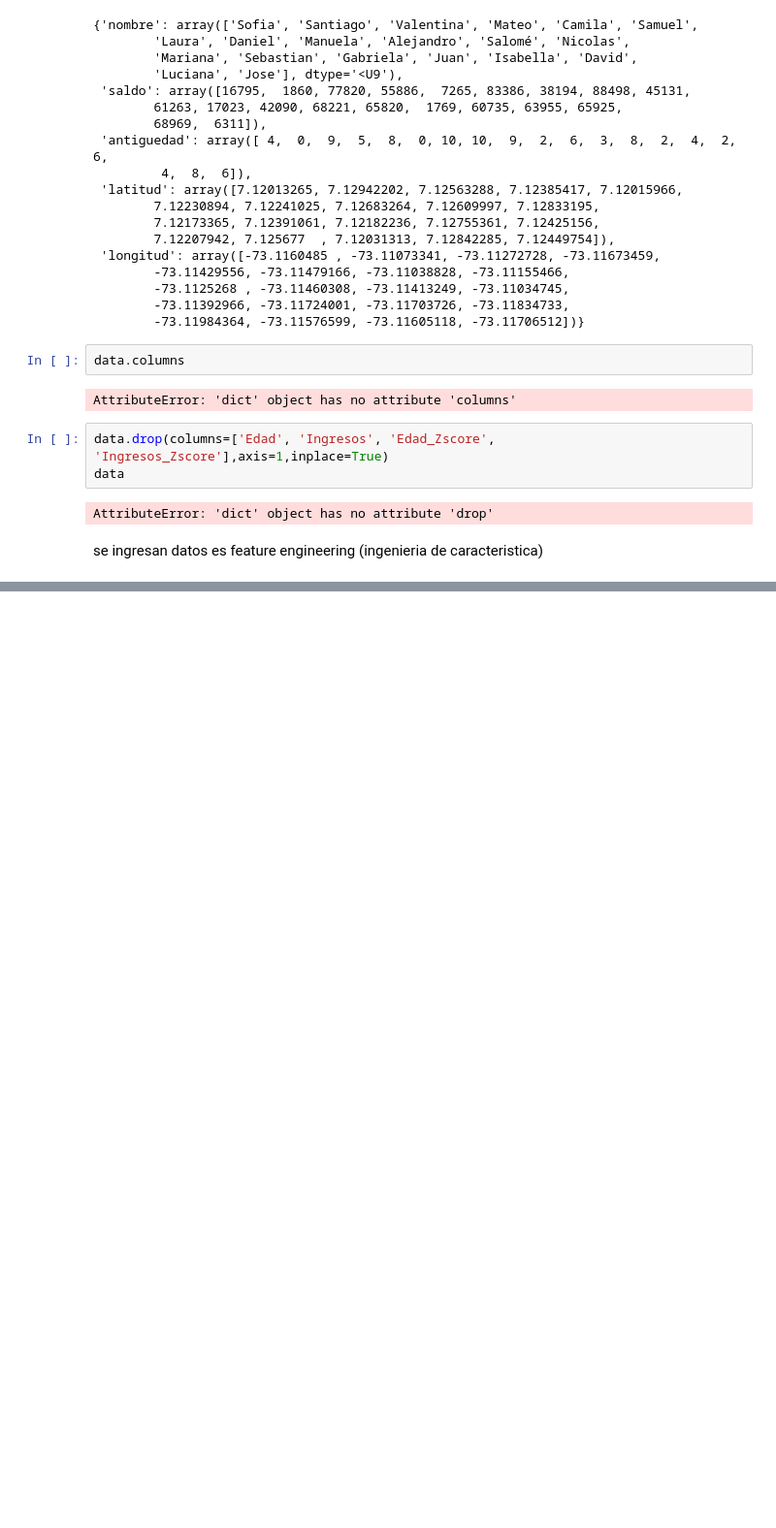
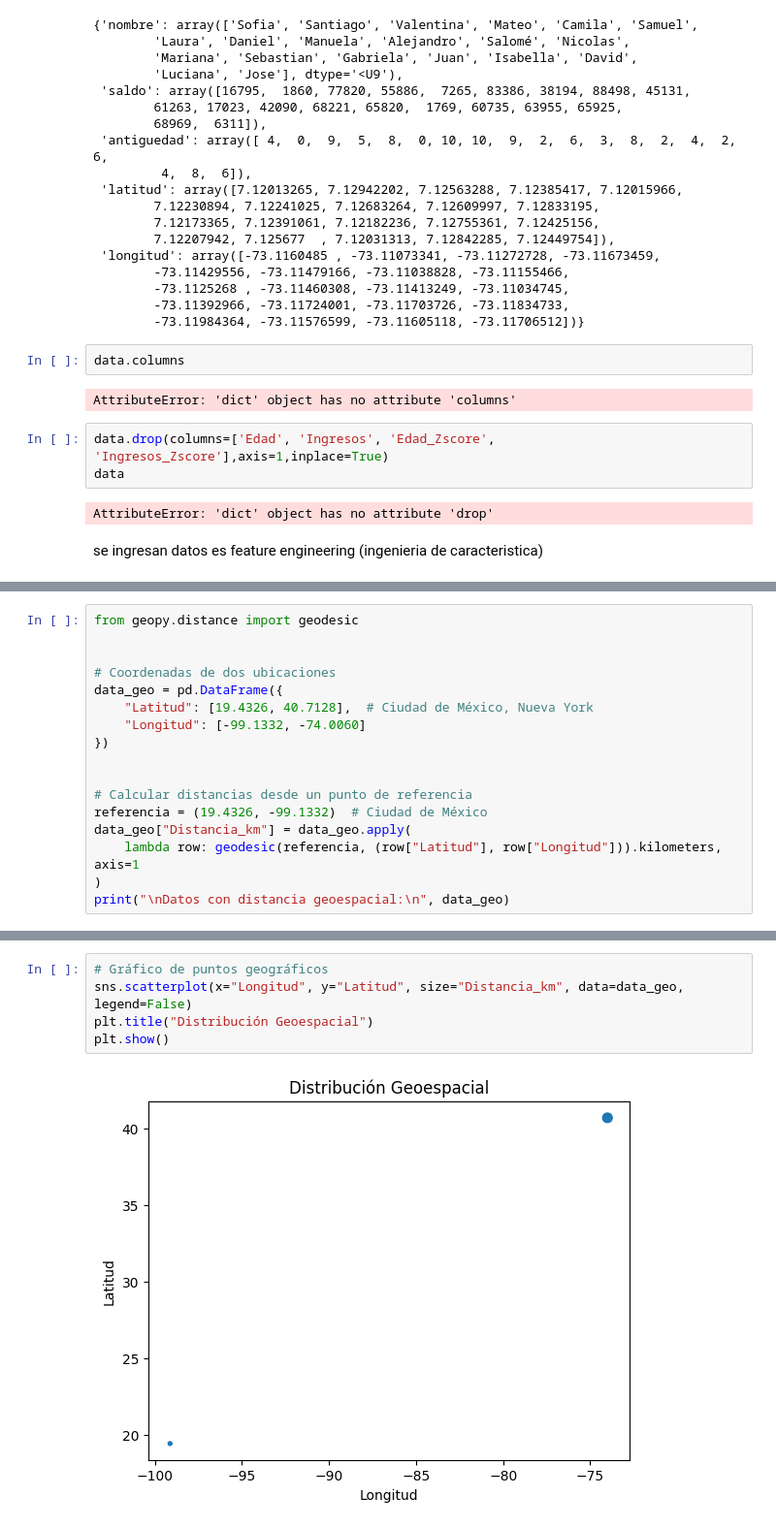
Before and after one commit to IsabelVargas2/Curso-Inteligencia-Artificial, a Jupyter notebook: eda_apuntes_de_clase.ipynb, the cells around one changed output, grey strips where cells are left out. Shown at 97% size. Drawn from its saved outputs; the diff is of its cells as text; blank space fills up the shorter version.

```diff
--- a/eda_apuntes_de_clase.ipynb
+++ b/eda_apuntes_de_clase.ipynb
@@ -920,0 +1003,17 @@ se ingresan datos es feature engineering (ingenieria de caracteristica)
+# %%
+from geopy.distance import geodesic
+
+
+# Coordenadas de dos ubicaciones
+data_geo = pd.DataFrame({
+    "Latitud": [19.4326, 40.7128],  # Ciudad de México, Nueva York
+    "Longitud": [-99.1332, -74.0060]
+})
+
+
+# Calcular distancias desde un punto de referencia
+referencia = (19.4326, -99.1332)  # Ciudad de México
+data_geo["Distancia_km"] = data_geo.apply(
+    lambda row: geodesic(referencia, (row["Latitud"], row["Longitud"])).kilometers, axis=1
+)
+print("\nDatos con distancia geoespacial:\n", data_geo)
@@ -920,0 +1123,7 @@ se ingresan datos es feature engineering (ingenieria de caracteristica)
+# %%
+# Gráfico de puntos geográficos
+sns.scatterplot(x="Longitud", y="Latitud", size="Distancia_km", data=data_geo, legend=False)
+plt.title("Distribución Geoespacial")
+plt.show()
+# %% [output]
+[figure, added]
```
Also changed, not shown: parts of 12 cells of this notebook.
